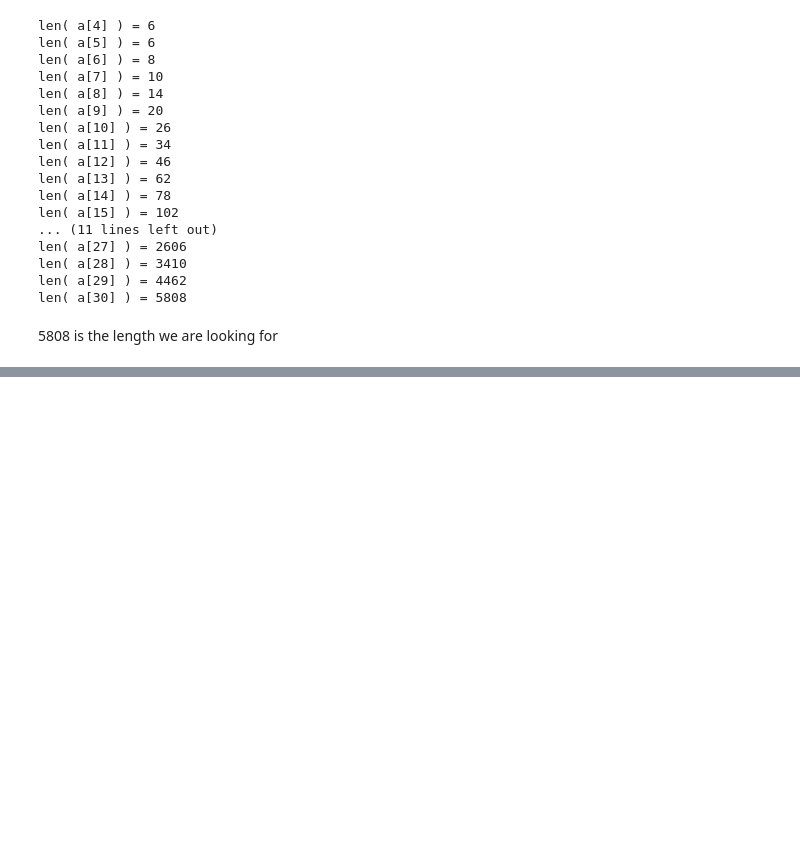
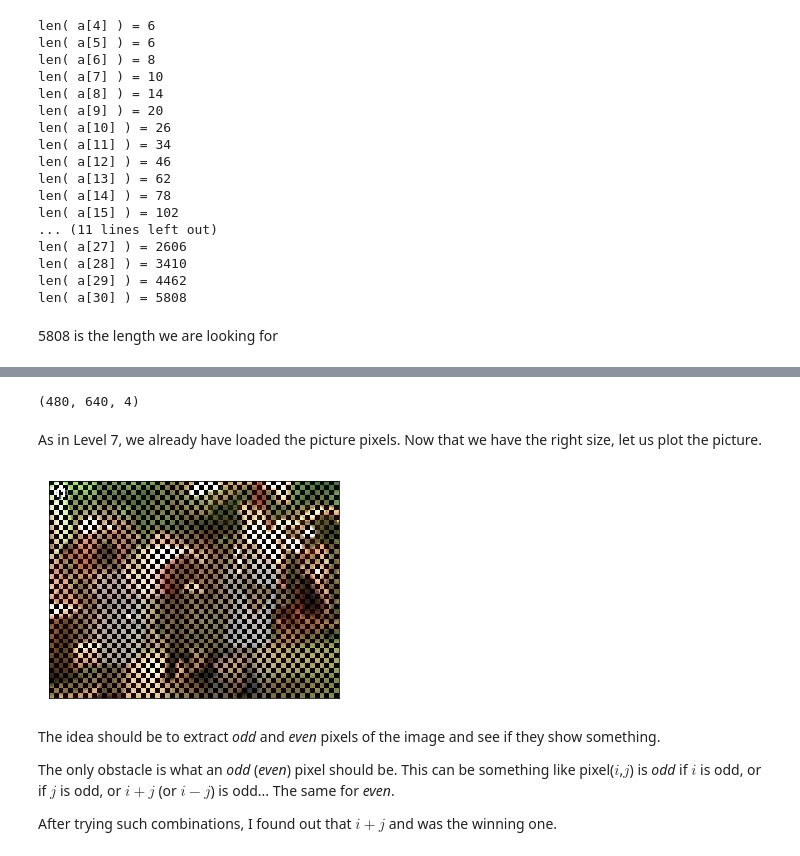
Before and after one commit to z4ir3/the-python-challenge, a Jupyter notebook: the-python-challenge.ipynb, the cells around one changed output, grey strips where cells are left out. Saved outputs shown, nothing was run; the diff lists cells and outputs as text; code cells hidden in the pictures; blank space fills up the shorter version.

Commit message:
added cave.png and level 11 completed

```diff
--- a/the-python-challenge.ipynb
+++ b/the-python-challenge.ipynb
@@ -847,0 +868,4 @@ len( a[30] ) = 5808
+# %%
+import imageio
+im = imageio.imread('files/cave.png')
+print(im.shape)
@@ -847,0 +882,9 @@ len( a[30] ) = 5808
+# %%
+im = np.delete(im, (0,1,482), axis=0)
+im = np.delete(im, (0), axis=1)
+im.shape
+# %% [output]
+(480, 640, 4)
+# %% [markdown]
+As in Level 7, we already have loaded the picture pixels.
+Now that we have the right size, let us plot the picture.
@@ -847,0 +893,8 @@ len( a[30] ) = 5808
+# %%
+fig, ax = plt.subplots(1,1, figsize=(10, 4))
+ax.imshow( (im * 1).astype(np.uint8) )
+ax.set_xticks([])
+ax.set_yticks([])
+plt.show()
+# %% [output]
+[figure, added]
@@ -847,0 +904,7 @@ len( a[30] ) = 5808
+# %% [markdown]
+The idea should be to extract *odd* and *even* pixels of the image and see if they show something.
+
+The only obstacle is what an *odd* (*even*) pixel should be.
+This can be something like pixel($i$,$j$) is *odd* if $i$ is odd, or if $j$ is odd, or $i+j$ (or $i-j$) is odd... The same for *even*.
+
+After trying such combinations, I found out that $i+j$ and was the winning one.
```
Also changed, not shown: parts of 11 cells of this notebook, 1 other file.
